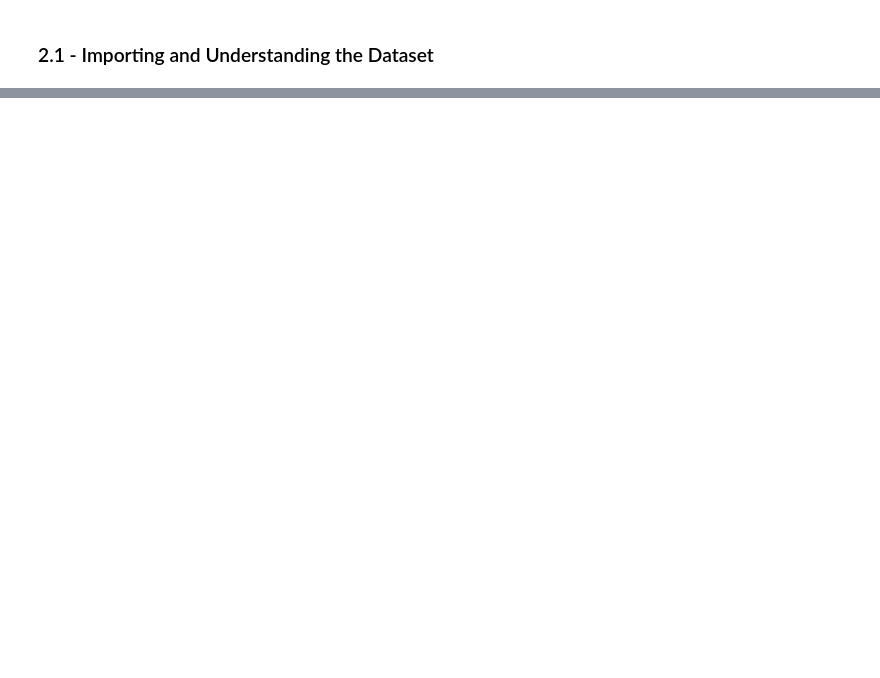
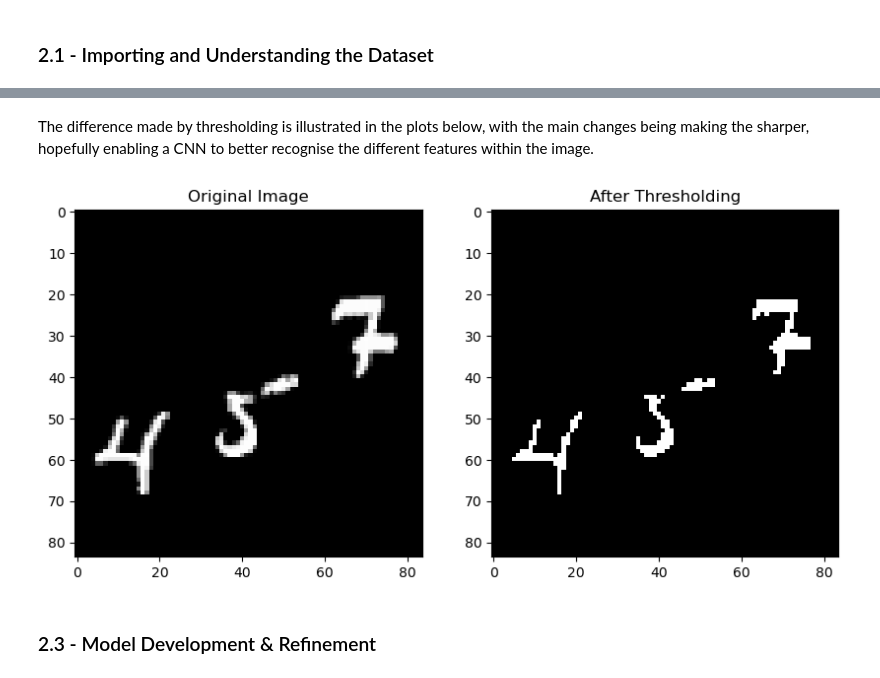
Before and after one commit to engmohamedsalah/AIMaster-MachineLearningDeepLearning, a Jupyter notebook: Submission_Notebook.ipynb, the cells around one changed output, grey strips where cells are left out. Drawn from its saved outputs; the diff is of its cells as text; code cells hidden in the pictures; blank space fills up the shorter version.

```diff
--- a/Submission_Notebook.ipynb
+++ b/Submission_Notebook.ipynb
@@ -401,0 +495,29 @@ After using k-fold cross-validation to evaluate perfomance on the test data, the
+# %%
+def thresholding(X_data, threshold):
+    X_new = []
+
+    for img in X_data:
+        binary_img = img > threshold
+        X_new.append(binary_img)
+
+    return np.array(X_new)
+# %%
+t = 0.85
+X_train_mod = thresholding(X_train, threshold=t)
+X_val_mod = thresholding(X_val, threshold=t)
+X_test_mod = thresholding(X_test, threshold=t)
+# %% [markdown]
+The difference made by thresholding is illustrated in the plots below, with the main changes being making the sharper, hopefully enabling a CNN to better recognise the different features within the image.
+# %%
+i = random.randint(0, len(X_train))  # selecting random index within the training data.
+
+fig, axs = plt.subplots(1, 2, figsize=(10, 5))
+axs[0].imshow(X_train[i], cmap='gray')
+axs[0].set_title('Original Image')
+axs[1].imshow(X_train_mod[i], cmap='gray')
+axs[1].set_title('After Thresholding')
+plt.show()
+# %% [output]
+[figure, added]
+# %% [markdown]
+### 2.3 - Model Development & Refinement
```
Also changed, not shown: parts of 29 cells of this notebook.
